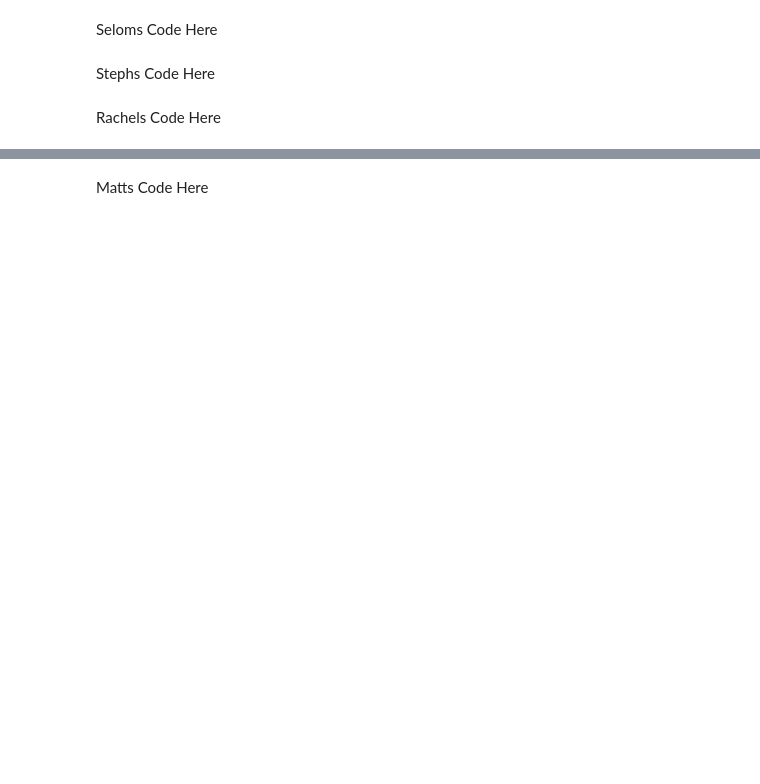
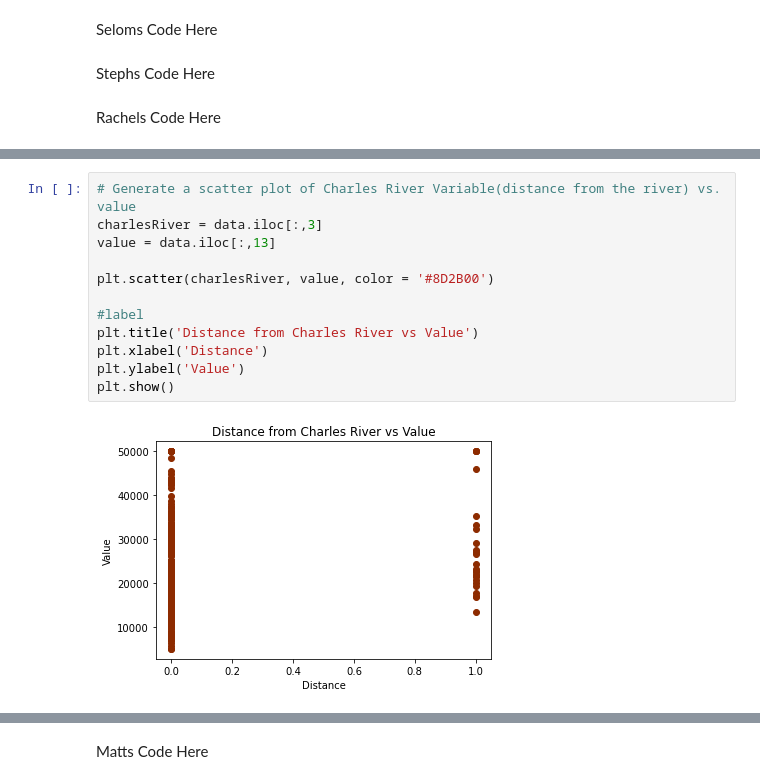
Before and after one commit to Steff-C/Final_Project, a Jupyter notebook: Boston_housing_data.ipynb, the cells around one changed output, grey strips where cells are left out. Saved outputs shown, nothing was run; the diff lists cells and outputs as text; blank space fills up the shorter version.

```diff
--- a/Boston_housing_data.ipynb
+++ b/Boston_housing_data.ipynb
@@ -96,0 +242,14 @@ Rachels Code Here
+# %%
+# Generate a scatter plot of Charles River Variable(distance from the river) vs. value
+charlesRiver = data.iloc[:,3]
+value = data.iloc[:,13]
+
+plt.scatter(charlesRiver, value, color = '#8D2B00')
+
+#label
+plt.title('Distance from Charles River vs Value')
+plt.xlabel('Distance')
+plt.ylabel('Value')
+plt.show()
+# %% [output]
+[figure, added]
```
Also changed, not shown: parts of 18 cells of this notebook, 2 other files.
